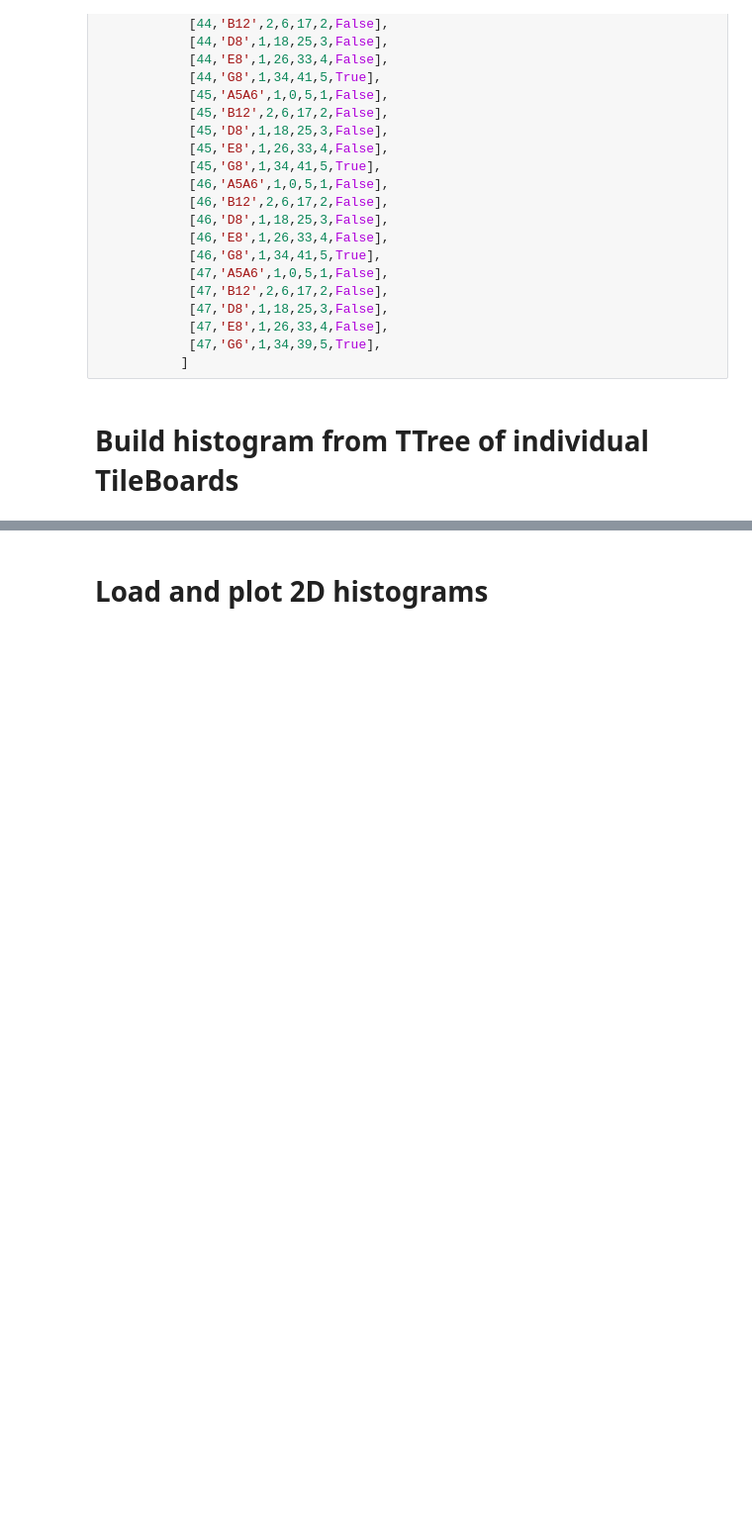
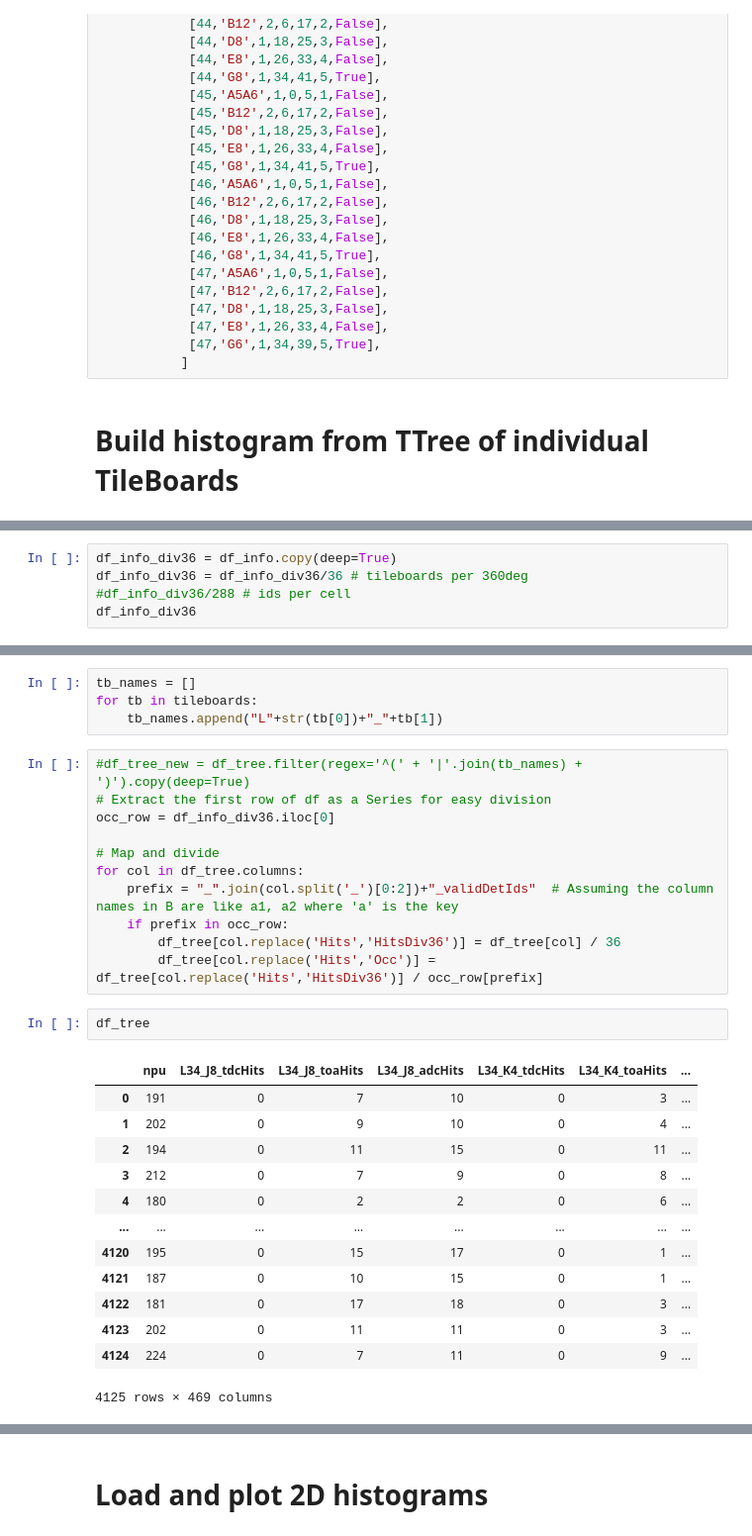
Before and after one commit to mmfsz/HGCElectronicsValidation, a Jupyter notebook: notebooks/hgcScintAnalyzePlots.ipynb, the cells around one changed output, grey strips where cells are left out. Shown: that part at 99% size. Drawn from its saved outputs; the diff is of its cells as text; blank space fills up the shorter version.

```diff
--- a/notebooks/hgcScintAnalyzePlots.ipynb
+++ b/notebooks/hgcScintAnalyzePlots.ipynb
@@ -89,0 +90,5 @@ vars_to_plot = list(labels.keys())
+# %%
+df_info_div36 = df_info.copy(deep=True)
+df_info_div36 = df_info_div36/36 # tileboards per 360deg
+#df_info_div36/288 # ids per cell
+df_info_div36
@@ -89,0 +118,31 @@ vars_to_plot = list(labels.keys())
+# %%
+tb_names = []
+for tb in tileboards:
+    tb_names.append("L"+str(tb[0])+"_"+tb[1])
+# %%
+#df_tree_new = df_tree.filter(regex='^(' + '|'.join(tb_names) + ')').copy(deep=True)
+# Extract the first row of df as a Series for easy division
+occ_row = df_info_div36.iloc[0]
+
+# Map and divide
+for col in df_tree.columns:
+    prefix = "_".join(col.split('_')[0:2])+"_validDetIds"  # Assuming the column names in B are like a1, a2 where 'a' is the key
+    if prefix in occ_row:
+        df_tree[col.replace('Hits','HitsDiv36')] = df_tree[col] / 36
+        df_tree[col.replace('Hits','Occ')] = df_tree[col.replace('Hits','HitsDiv36')] / occ_row[prefix]
+# %%
+df_tree
+# %% [output]
+|  | npu | L34_J8_tdcHits | L34_J8_toaHits | L34_J8_adcHits | L34_K4_tdcHits | L34_K4_toaHits | ... |
+| 0 | 191 | 0 | 7 | 10 | 0 | 3 | ... |
+| 1 | 202 | 0 | 9 | 10 | 0 | 4 | ... |
+| 2 | 194 | 0 | 11 | 15 | 0 | 11 | ... |
+| 3 | 212 | 0 | 7 | 9 | 0 | 8 | ... |
+| 4 | 180 | 0 | 2 | 2 | 0 | 6 | ... |
+| ... | ... | ... | ... | ... | ... | ... | ... |
+| 4120 | 195 | 0 | 15 | 17 | 0 | 1 | ... |
+| 4121 | 187 | 0 | 10 | 15 | 0 | 1 | ... |
+| 4122 | 181 | 0 | 17 | 18 | 0 | 3 | ... |
+| 4123 | 202 | 0 | 11 | 11 | 0 | 3 | ... |
+| 4124 | 224 | 0 | 7 | 11 | 0 | 9 | ... |
+4125 rows × 469 columns
```
Also changed, not shown: parts of 23 cells of this notebook, 4 other files.
